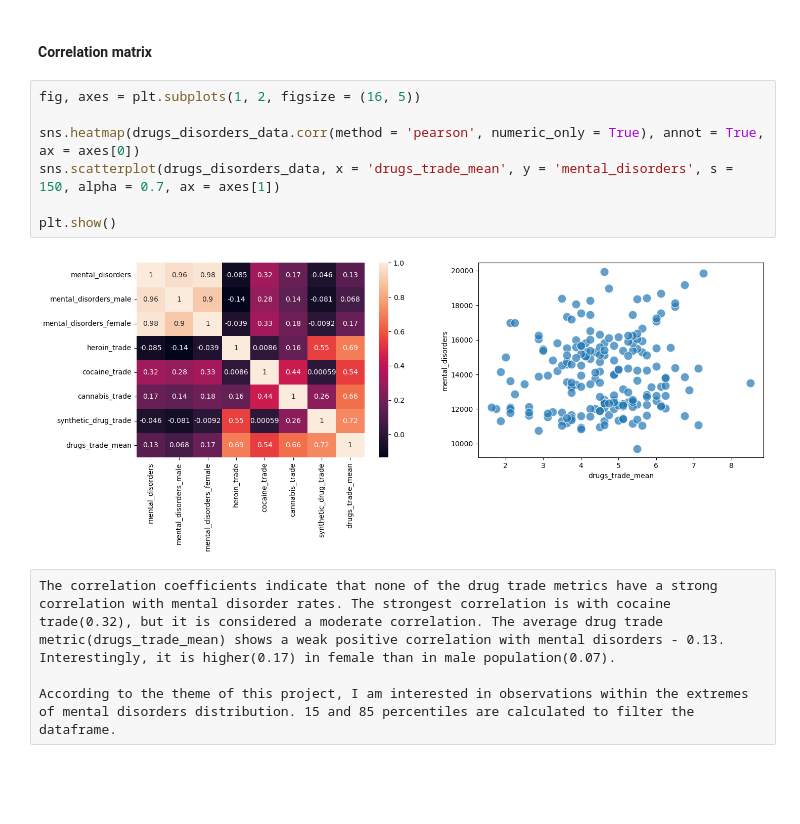
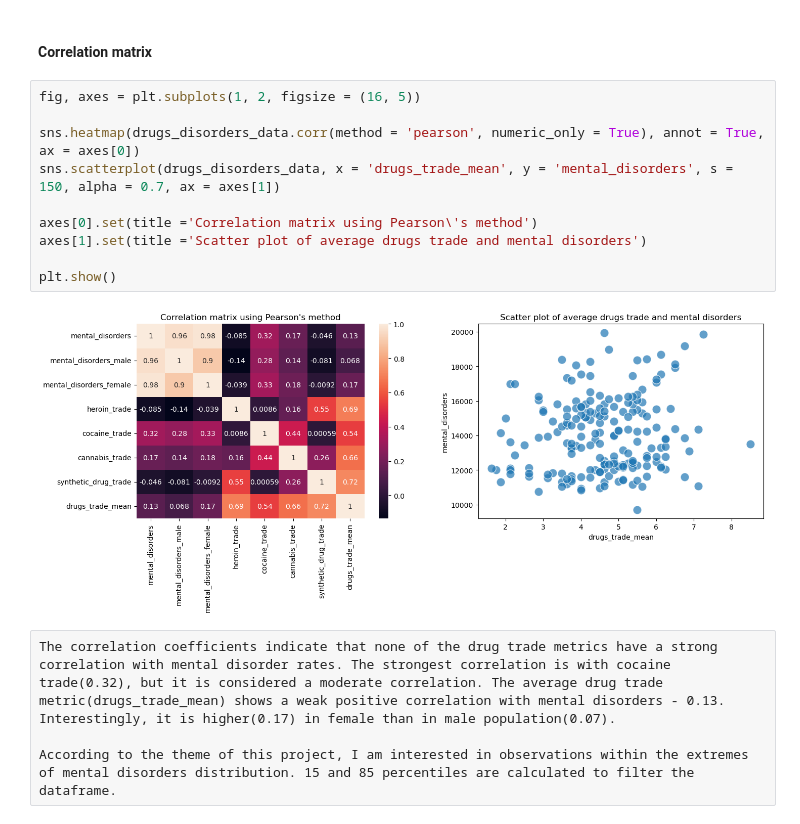
Before and after one commit to finarfin11/drugs_and_mental_illness, a Jupyter notebook: notebooks/main_notebook.ipynb, the cells around one changed output. Drawn from its saved outputs; the diff is of its cells as text; blank space fills up the shorter version.

```diff
--- a/notebooks/main_notebook.ipynb
+++ b/notebooks/main_notebook.ipynb
@@ -211,12 +219,15 @@ The distribution of mental disorders is relatively normal, with a slight skew to
 # %%
 fig, axes = plt.subplots(1, 2, figsize = (16, 5))
 
 sns.heatmap(drugs_disorders_data.corr(method = 'pearson', numeric_only = True), annot = True, ax = axes[0])
 sns.scatterplot(drugs_disorders_data, x = 'drugs_trade_mean', y = 'mental_disorders', s = 150, alpha = 0.7, ax = axes[1])
 
+axes[0].set(title ='Correlation matrix using Pearson\'s method')
+axes[1].set(title ='Scatter plot of average drugs trade and mental disorders')
+
 plt.show()
 # %% [output]
-[figure, old version]
+[figure, new version]
 # %% [raw]
 The correlation coefficients indicate that none of the drug trade metrics have a strong correlation with mental disorder rates. The strongest correlation is with cocaine trade(0.32), but it is considered a moderate correlation. The average drug trade metric(drugs_trade_mean) shows a weak positive correlation with mental disorders - 0.13. Interestingly, it is higher(0.17) in female than in male population(0.07).
 
```
Also changed, not shown: parts of 19 cells of this notebook, 4 other files.
